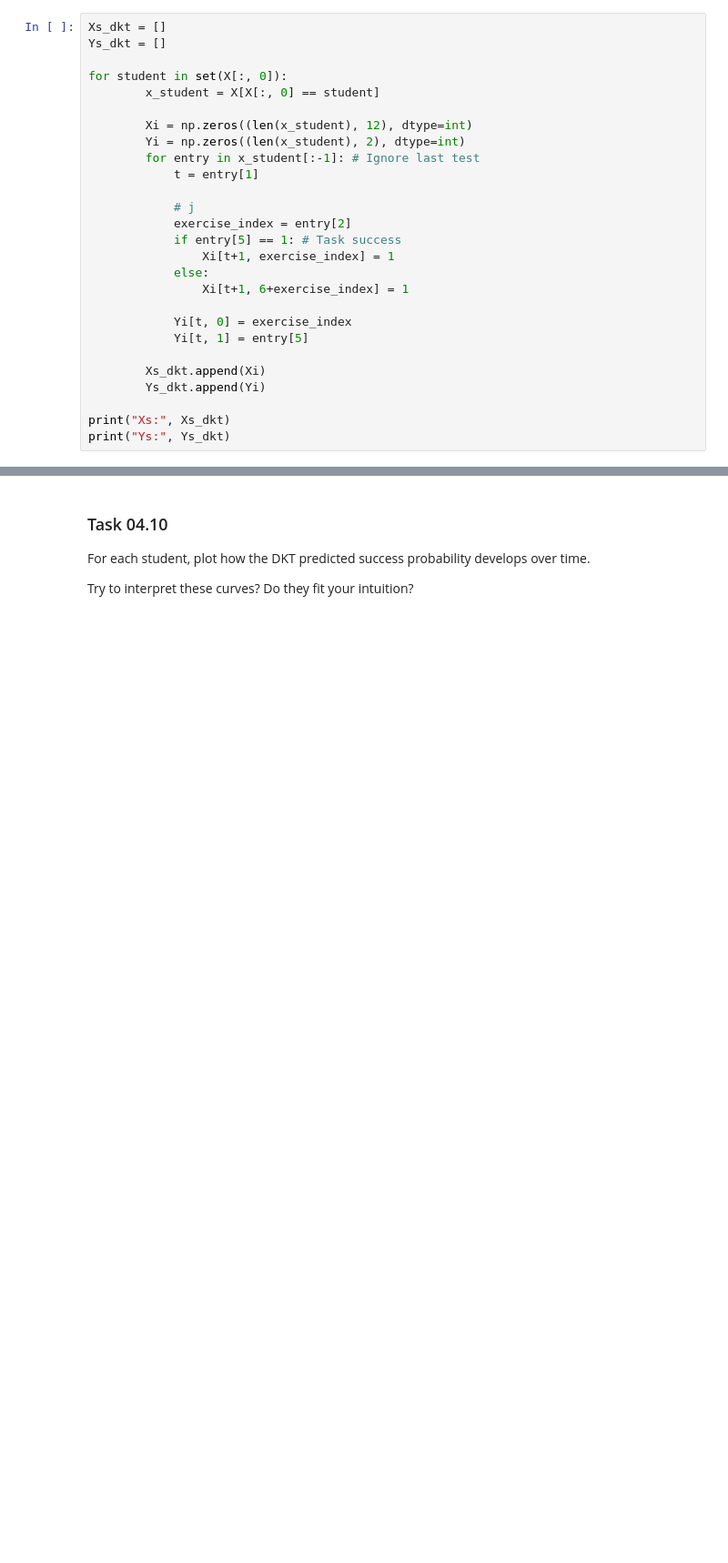
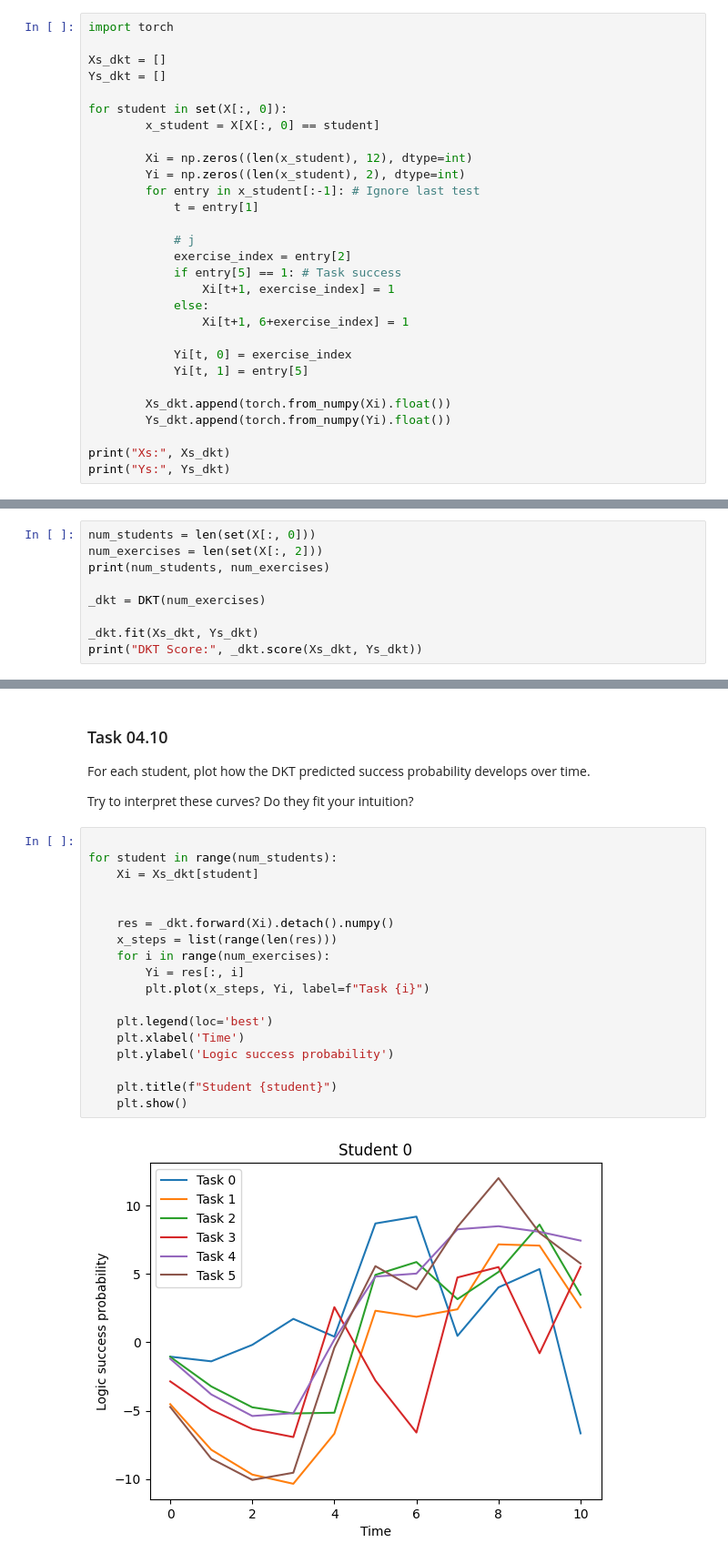
Before and after one commit to ChonsShadow/datamining_24-25, a Jupyter notebook: sheet04/sheet04.ipynb, the cells around one changed output, grey strips where cells are left out. Shown at 91% size. Drawn from its saved outputs; the diff is of its cells as text; blank space fills up the shorter version.

````diff
--- a/sheet04/sheet04.ipynb
+++ b/sheet04/sheet04.ipynb
@@ -284,6 +284,8 @@ Yi = [
 ]
 ```
 # %%
+import torch
+
 Xs_dkt = []
 Ys_dkt = []
 
@@ -305,8 +307,8 @@ for student in set(X[:, 0]):
             Yi[t, 0] = exercise_index
             Yi[t, 1] = entry[5]
 
-        Xs_dkt.append(Xi)
-        Ys_dkt.append(Yi)
+        Xs_dkt.append(torch.from_numpy(Xi).float())
+        Ys_dkt.append(torch.from_numpy(Yi).float())
 
 print("Xs:", Xs_dkt)
 print("Ys:", Ys_dkt)
@@ -466,3 +484,12 @@ class DKT(torch.nn.Module):
 ### Task 04.09
 
 Train the model on the data using your `fit` function from Task 04.08 and report the accuracy using the `score` function.
+# %%
+num_students = len(set(X[:, 0]))
+num_exercises = len(set(X[:, 2]))
+print(num_students, num_exercises)
+
+_dkt = DKT(num_exercises)
+
+_dkt.fit(Xs_dkt, Ys_dkt)
+print("DKT Score:", _dkt.score(Xs_dkt, Ys_dkt))
@@ -472,3 +512,23 @@ Train the model on the data using your `fit` function from Task 04.08 and report
 For each student, plot how the DKT predicted success probability develops over time.
 
 Try to interpret these curves? Do they fit your intuition?
+# %%
+
+for student in range(num_students):
+    Xi = Xs_dkt[student]
+
+
+    res = _dkt.forward(Xi).detach().numpy()
+    x_steps = list(range(len(res)))
+    for i in range(num_exercises):
+        Yi = res[:, i]
+        plt.plot(x_steps, Yi, label=f"Task {i}")
+
+    plt.legend(loc='best')
+    plt.xlabel('Time')
+    plt.ylabel('Logic success probability')
+
+    plt.title(f"Student {student}")
+    plt.show()
+# %% [output]
+[figure, added]
````
Also changed, not shown: parts of 5 cells of this notebook.
